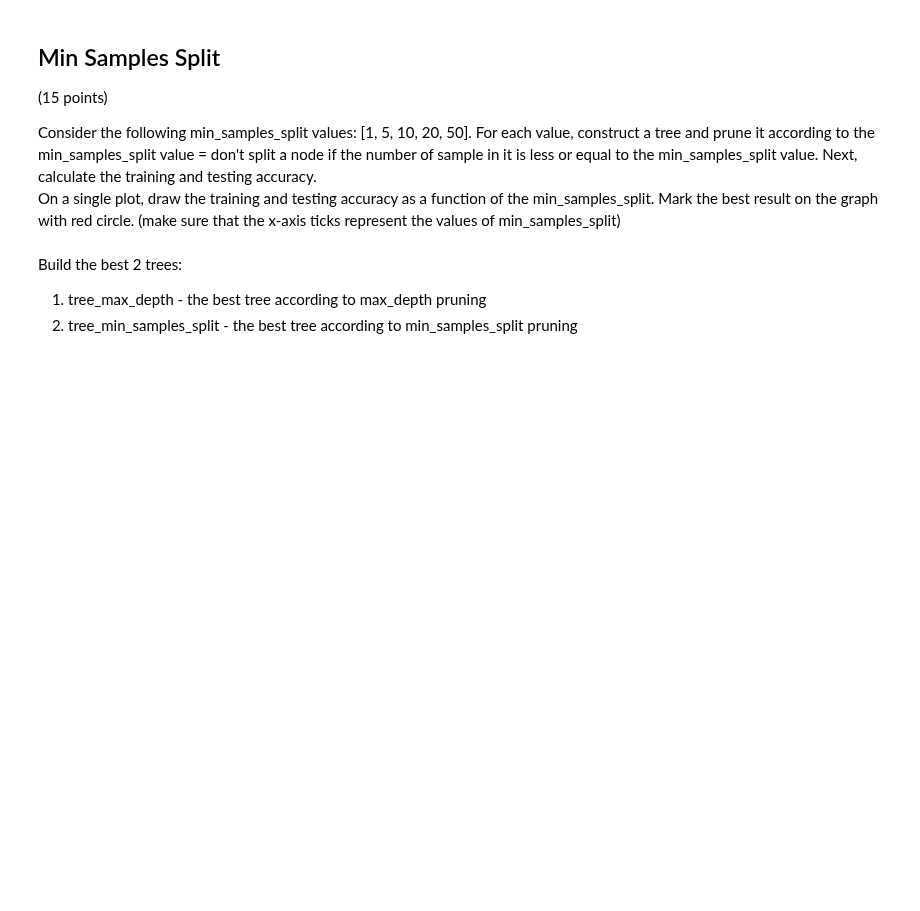
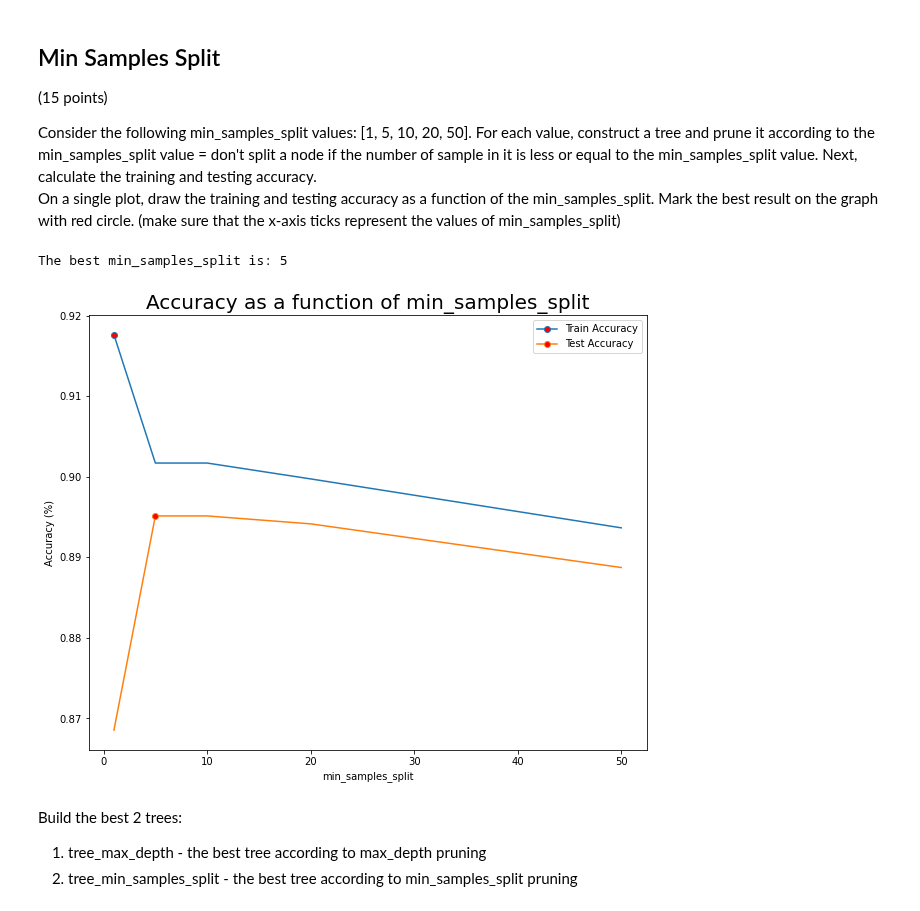
Before and after one commit to EyalMichaeli/IDC_masters, a Jupyter notebook: semester_2/Machine Learning/Exercises/EX2/hw2_207380528_302673355.ipynb, the cells around one changed output. Drawn from its saved outputs; the diff is of its cells as text; code cells hidden in the pictures; blank space fills up the shorter version.

```diff
--- a/semester_2/Machine Learning/Exercises/EX2/hw2_207380528_302673355.ipynb
+++ b/semester_2/Machine Learning/Exercises/EX2/hw2_207380528_302673355.ipynb
@@ -531,3 +551,32 @@ On a single plot, draw the training and testing accuracy as a function of the mi
+# %%
+min_samples_split_values = [1, 5, 10, 20, 50]
+
+train_acc_list = list()
+test_acc_list = list()
+
+for val in min_samples_split_values:
+    tree = build_tree(X_train[: , 0: 22], calc_entropy, gain_ratio=True, min_samples_split=val, max_depth=1000)
+    train_acc_list.append(calc_accuracy(tree, X_train))
+    test_acc_list.append(calc_accuracy(tree, X_test))
+# %%
+
+best_train_acc = train_acc_list.index(max(train_acc_list))
+best_test_acc = test_acc_list.index(max(test_acc_list))
+
+best_min_samples_split = min_samples_split_values[best_test_acc]
+print(f"The best min_samples_split is: {best_min_samples_split}")
+
+fig, ax = plt.subplots(1)
+plt.plot(min_samples_split_values, train_acc_list, label='Train Accuracy', markevery=[best_train_acc], marker = "o", markerfacecolor = 'red')
+plt.plot(min_samples_split_values, test_acc_list, label='Test Accuracy', markevery=[best_test_acc], marker = "o", markerfacecolor = 'red')
+plt.title('Accuracy as a function of min_samples_split', fontsize=20)
+plt.xlabel('min_samples_split')
+plt.ylabel('Accuracy (%)')
+plt.legend()
+plt.show()
+# %% [output]
+The best min_samples_split is: 5
+[figure, added]
 # %% [markdown]
 Build the best 2 trees:
 1. tree_max_depth - the best tree according to max_depth pruning
```
Also changed, not shown: parts of 17 cells of this notebook.
